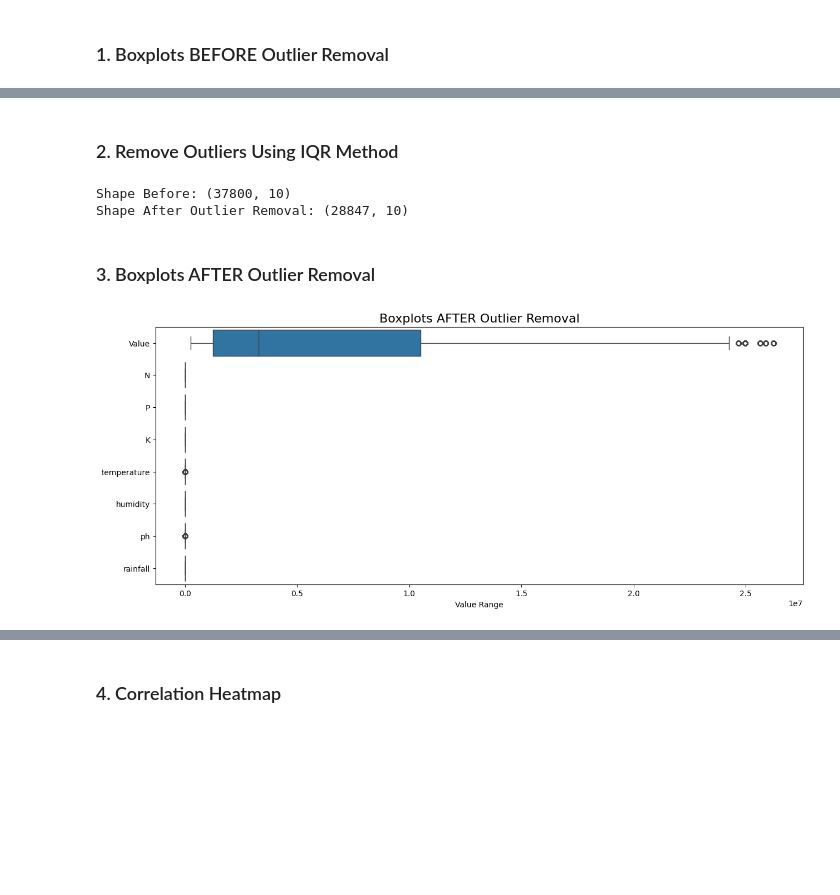
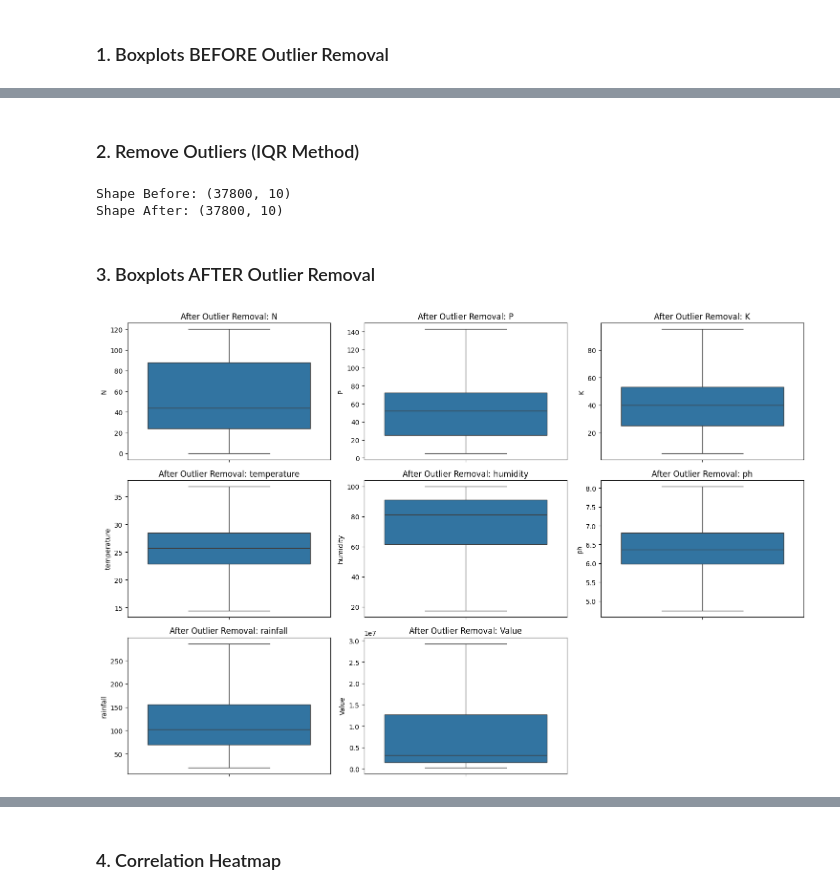
Before and after one commit to springboardmentor2468a-lab/AgriYield, a Jupyter notebook: AgriYield_Predictor (1).ipynb, the cells around one changed output, grey strips where cells are left out. Saved outputs shown, nothing was run; the diff lists cells and outputs as text; code cells hidden in the pictures; blank space fills up the shorter version.

```diff
--- a/AgriYield_Predictor (1).ipynb
+++ b/AgriYield_Predictor (1).ipynb
@@ -669,14 +516,14 @@ dtype: int64
 # %% [markdown]
 ## Drop irrelevant Column Data
 # %%
-columns_to_drop = [
+cols_to_drop = [
     'Domain Code', 'Domain', 'Area Code (M49)', 'Area',
     'Element Code','Item Code (CPC)','item',
     'Year Code', 'Year', 'Unit', 'Flag',
     'Flag Description', 'Note'
 ]
 # %%
-merged.drop(columns=[c for c in columns_to_drop if c in merged.columns],inplace=True)
+merged.drop(columns=[c for c in cols_to_drop if c in merged.columns],inplace=True)
 # %%
 merged
 # %% [output]
@@ -773,7 +656,3 @@ ph             0
 rainfall       0
 label          0
 dtype: int64
-# %%
-final_data = final_data.dropna()
-print("\nMissing Values After Handling:")
-print(final_data.isnull().sum())
@@ -827,30 +709,41 @@ plt.show()
 # %% [markdown]
-### 2. Remove Outliers Using IQR Method
+### 2. Remove Outliers (IQR Method)
 # %%
-def remove_outliers_iqr(df, cols):
-    df_clean = df.copy()
+import numpy as np
+
+def cap_outliers(df, cols):
+    df_cap = df.copy()
     for col in cols:
-        Q1 = df_clean[col].quantile(0.25)
-        Q3 = df_clean[col].quantile(0.75)
+        Q1 = df_cap[col].quantile(0.25)
+        Q3 = df_cap[col].quantile(0.75)
         IQR = Q3 - Q1
         lower = Q1 - 1.5 * IQR
         upper = Q3 + 1.5 * IQR
-        df_clean = df_clean[(df_clean[col] >= lower) & (df_clean[col] <= upper)]
-    return df_clean
 
-cleaned_data = remove_outliers_iqr(final_data, numeric_cols)
+        df_cap[col] = np.where(df_cap[col] < lower, lower, df_cap[col])
+        df_cap[col] = np.where(df_cap[col] > upper, upper, df_cap[col])
+    return df_cap
+
+# Define the list of numeric columns
+numeric_cols = ['N', 'P', 'K', 'temperature', 'humidity', 'ph', 'rainfall', 'Value']
+
+cleaned = cap_outliers(final_data, numeric_cols)
+
 print("Shape Before:", final_data.shape)
-print("Shape After Outlier Removal:", cleaned_data.shape)
+print("Shape After:", cleaned.shape)
 # %% [output]
 Shape Before: (37800, 10)
-Shape After Outlier Removal: (28847, 10)
+Shape After: (37800, 10)
 # %% [markdown]
 ### 3. Boxplots AFTER Outlier Removal
 # %%
-plt.figure(figsize=(15, 6))
-sns.boxplot(data=cleaned_data[numeric_cols], orient='h')
-plt.title("Boxplots AFTER Outlier Removal", fontsize=16)
-plt.xlabel("Value Range")
+plt.figure(figsize=(15,10))
+for i, col in enumerate(numeric_cols,1):
+    plt.subplot(3,3,i)
+    sns.boxplot(data=cleaned, y=col)
+    plt.title(f"After Outlier Removal: {col}")
+
+plt.tight_layout()
 plt.show()
 # %% [output]
-[figure, old version]
+[figure, new version]
```
Also changed, not shown: parts of 91 cells of this notebook.
